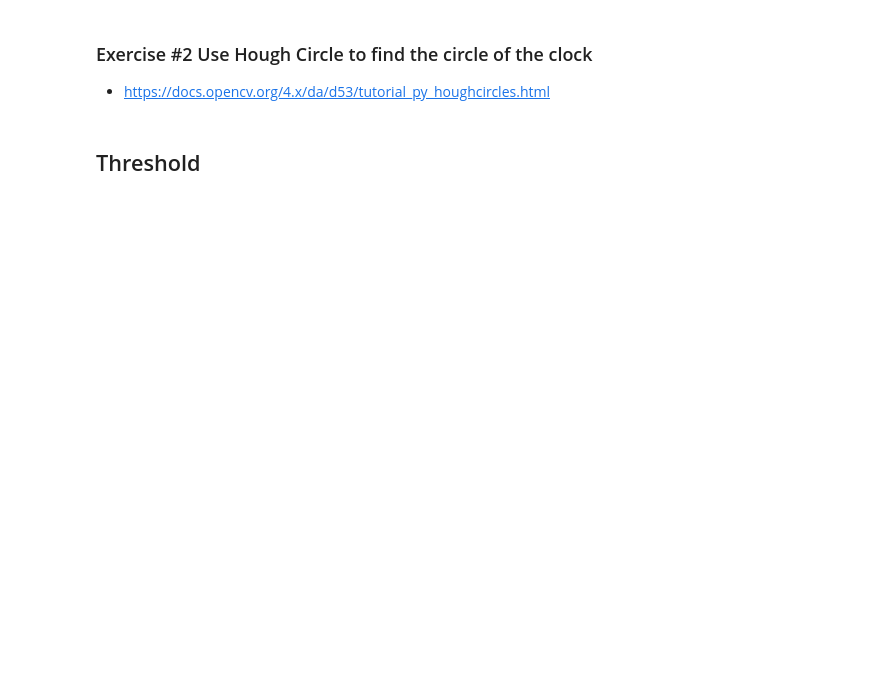
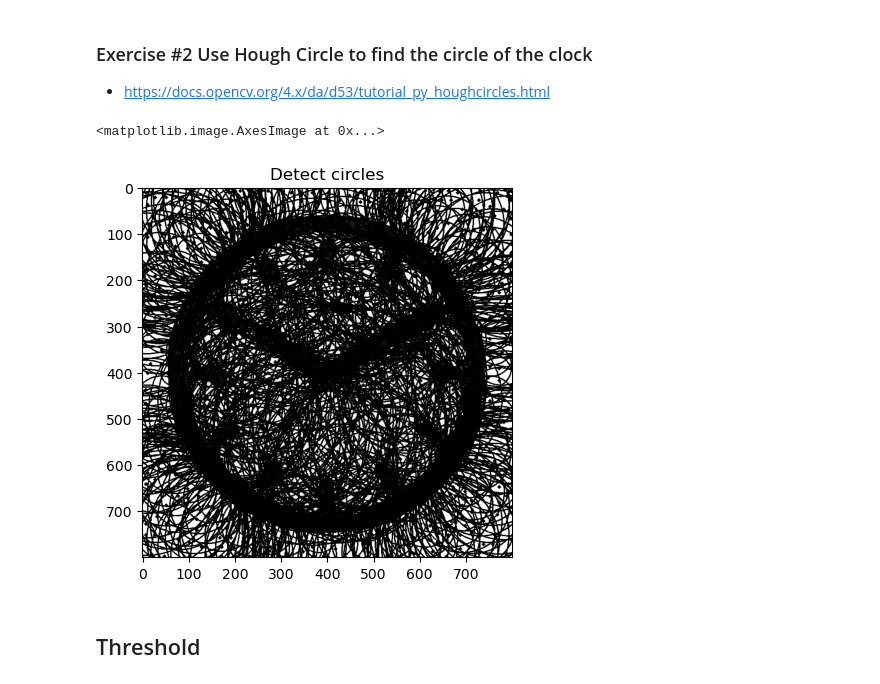
Before and after one commit to ayuthmang/2110651-Digital-Image-Processing, a Jupyter notebook: 02-codes/08-segmentation-i/code.ipynb, the cells around one changed output. Cells and saved outputs as stored; diff of their text form; code cells hidden in the pictures; blank space fills up the shorter version.

```diff
--- a/02-codes/08-segmentation-i/code.ipynb
+++ b/02-codes/08-segmentation-i/code.ipynb
@@ -146,10 +210,26 @@ plt.show()
 * https://docs.opencv.org/4.x/da/d53/tutorial_py_houghcircles.html
 # %%
 img = cv2.imread('clock2.jpg')
-gray = cv2.cvtColor(img,cv2.COLOR_BGR2GRAY)
+gray = cv2.cvtColor(img, cv2.COLOR_BGR2GRAY)
 
-edges = cv2.Canny(gray,50,150,apertureSize = 3)
+edges = cv2.Canny(gray, 50, 150, apertureSize=3)
 # TO DO: Use Hough Circle to find the circle of the clock & adjust the parameters
+circles = cv2.HoughCircles(gray, cv2.HOUGH_GRADIENT, 1, 20,
+                           param1=20, param2=100, minRadius=5, maxRadius=0)
+
+circles = np.uint16(np.around(circles))
+for i in circles[0,:]:
+    # draw the outer circle
+    cv2.circle(gray,(i[0],i[1]),i[2],(0,255,0),2)
+    # draw the center of the circle
+    cv2.circle(gray,(i[0],i[1]),2,(0,0,255),3)
+
+plt.title("Detect circles")
+plt.imshow(gray, cmap="gray")
+# cv2.imshow('detected circles',gray)
+# %% [output]
+<matplotlib.image.AxesImage at 0x...>
+[figure, added]
 # %% [markdown]
 ## Threshold
 # %%
```
Also changed, not shown: parts of 9 cells of this notebook, 10 other files.
